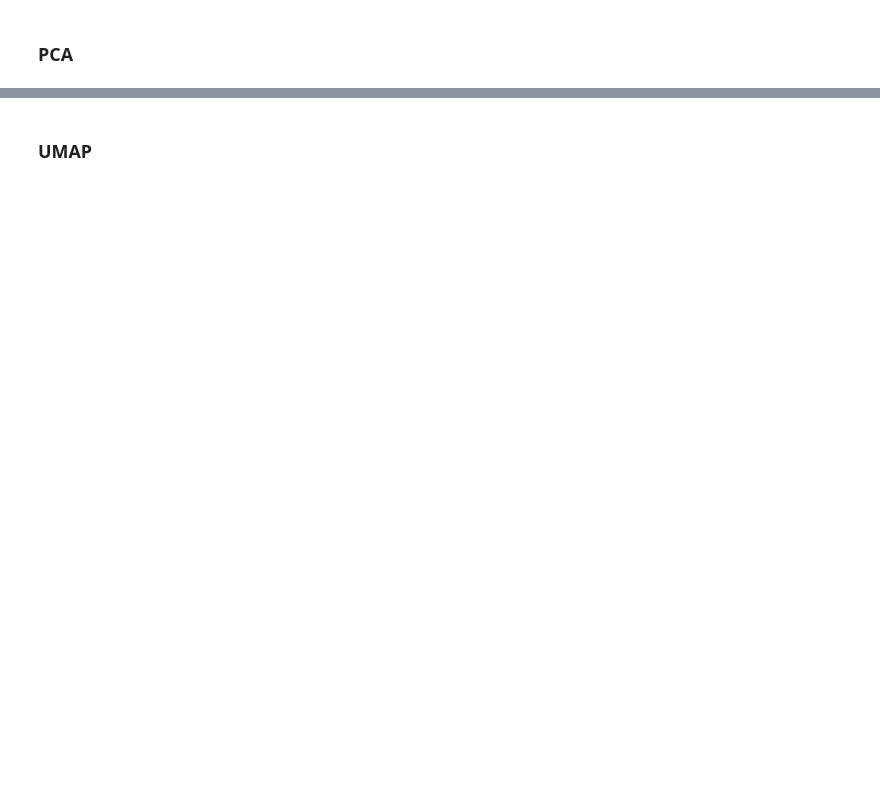
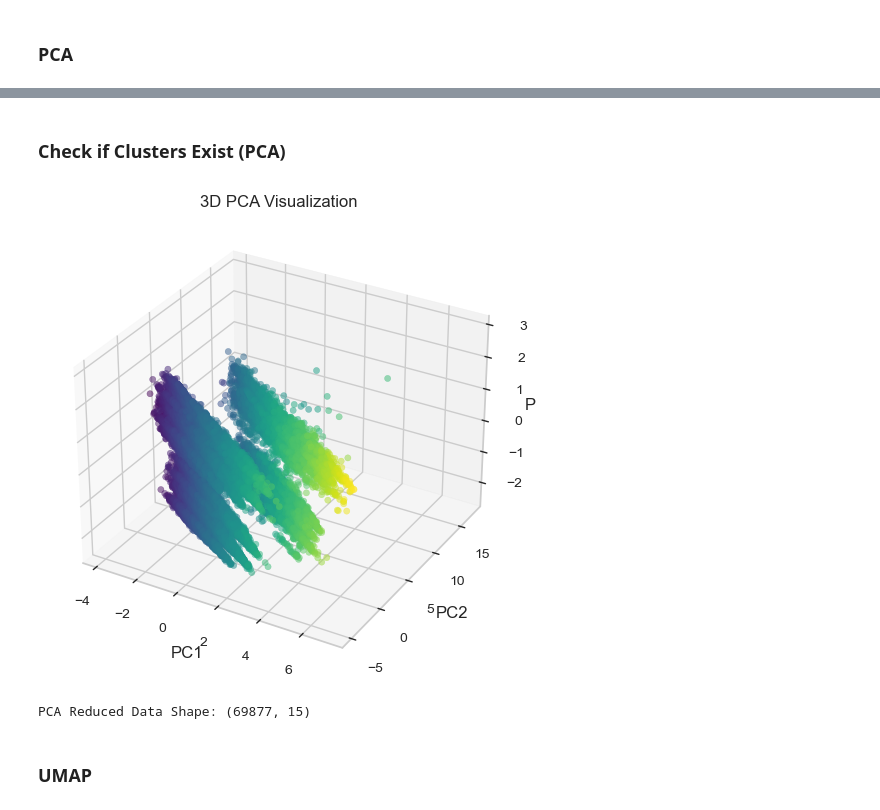
Before and after one commit to gugaaa1904/BC, a Jupyter notebook: Case 1.ipynb, the cells around one changed output, grey strips where cells are left out. Cells and saved outputs as stored; diff of their text form; code cells hidden in the pictures; blank space fills up the shorter version.

```diff
--- a/Case 1.ipynb
+++ b/Case 1.ipynb
@@ -508,3 +802,22 @@ print("PCA Reduced Shape:", X_pca_reduced.shape)
+# %% [markdown]
+### Check if Clusters Exist (PCA)
+# %%
+pca_3d = PCA(n_components=15)
+data_pca_3d = pca_3d.fit_transform(scaled_data)
+
+fig = plt.figure(figsize=(8, 6))
+ax = fig.add_subplot(111, projection='3d')
+ax.scatter(data_pca_3d[:, 0], data_pca_3d[:, 1], data_pca_3d[:, 2], c=data_pca_3d[:, 0], cmap='viridis', alpha=0.5)
+ax.set_xlabel('PC1')
+ax.set_ylabel('PC2')
+ax.set_zlabel('PC3')
+ax.set_title('3D PCA Visualization')
+plt.show()
+
+print(f"PCA Reduced Data Shape: {data_pca.shape}")
+# %% [output]
+[figure, added]
+PCA Reduced Data Shape: (69877, 15)
 # %% [markdown]
 ### UMAP
 # %%
```
Also changed, not shown: parts of 64 cells of this notebook.
